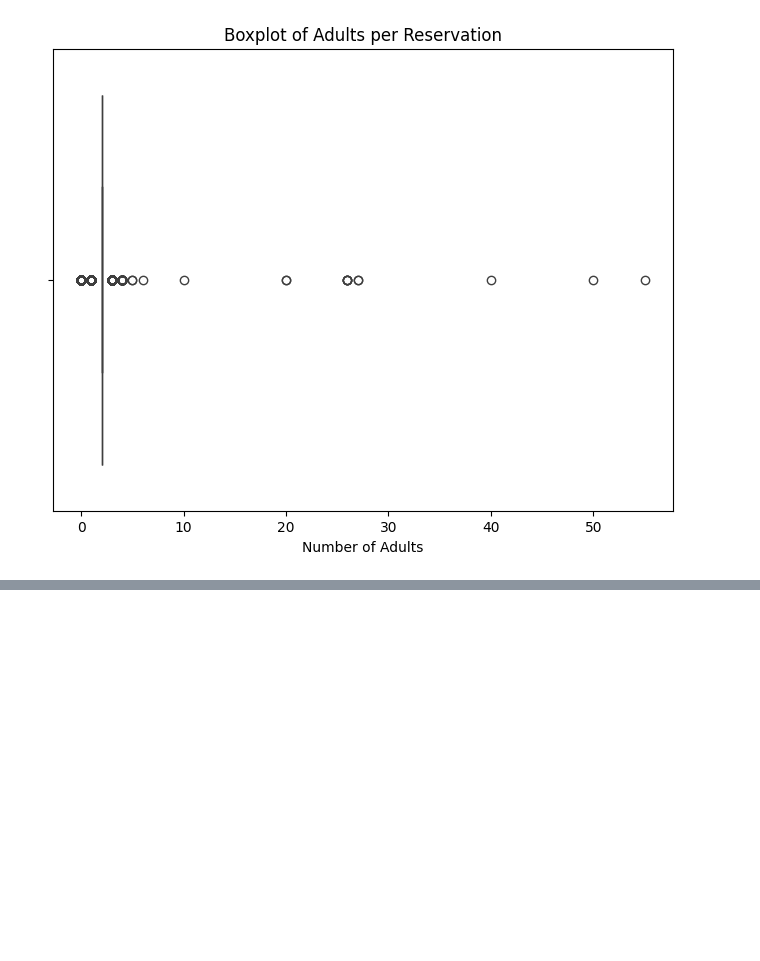
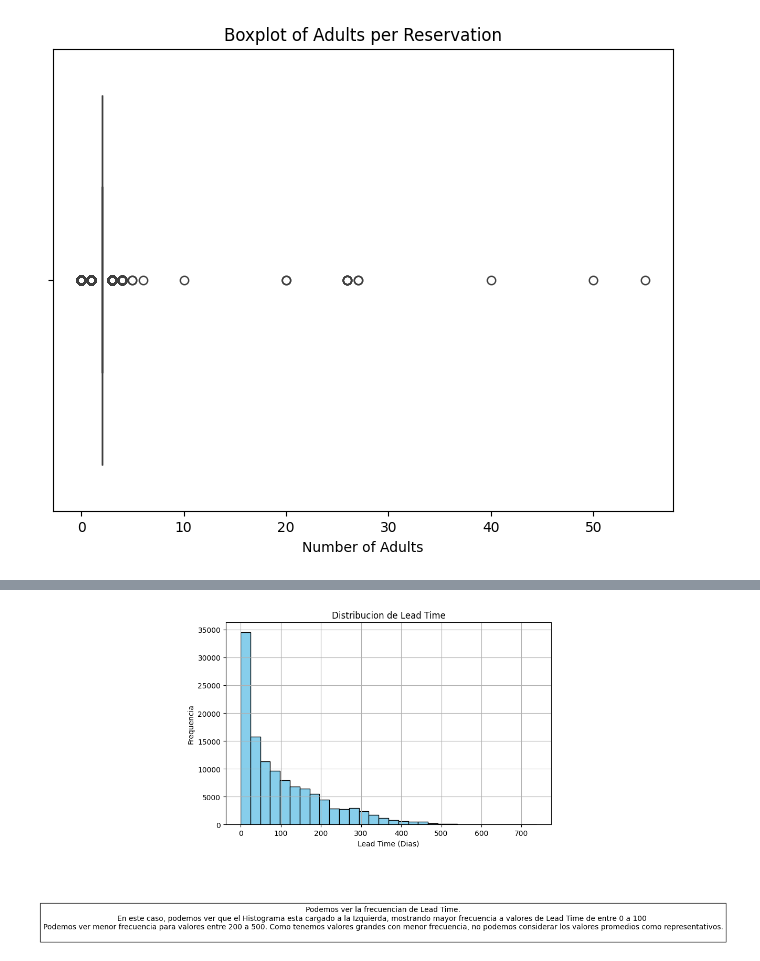
Before and after one commit to mavirc/MITIC-DataScience_MachineLearning-DanielaRiveros-2024, a Jupyter notebook: notebook/Analizando la_Satisfacción_de_Clientes_en_la_Industria_Hotelera_daniela_riveros.ipynb, the cells around one changed output, grey strips where cells are left out. Cells and saved outputs as stored; diff of their text form; code cells hidden in the pictures; blank space fills up the shorter version.

```diff
--- a/notebook/Analizando la_Satisfacción_de_Clientes_en_la_Industria_Hotelera_daniela_riveros.ipynb
+++ b/notebook/Analizando la_Satisfacción_de_Clientes_en_la_Industria_Hotelera_daniela_riveros.ipynb
@@ -318,0 +383,18 @@ np.int64(2)
+# %%
+# Visualizamos la Distribucion de Lead Time
+plt.figure(figsize=(8, 5))
+plt.hist(df['lead_time'], bins=30, color='skyblue', edgecolor='black')
+plt.title('Distribucion de Lead Time')
+plt.xlabel('Lead Time (Dias)')
+plt.ylabel('Frequencia')
+plt.grid(True)
+
+plt.figtext(0.5, -0.2,  # x=0.5 for center alignment, y=-0.2 to position it below the plot
+            'Podemos ver la frecuencian de Lead Time.\n'
+            'En este caso, podemos ver que el Histograma esta cargado a la Izquierda, mostrando mayor frecuencia a valores de Lead Time de entre 0 a 100 \n'
+            'Podemos ver menor frecuencia para valores entre 200 a 500. Como tenemos valores grandes con menor frecuencia, no podemos considerar los valores promedios como representativos.\n',
+            fontsize=10, ha='center', va='top', bbox=dict(facecolor='white', alpha=0.8))
+
+plt.show()
+# %% [output]
+[figure, added]
```
Also changed, not shown: parts of 38 cells of this notebook.
